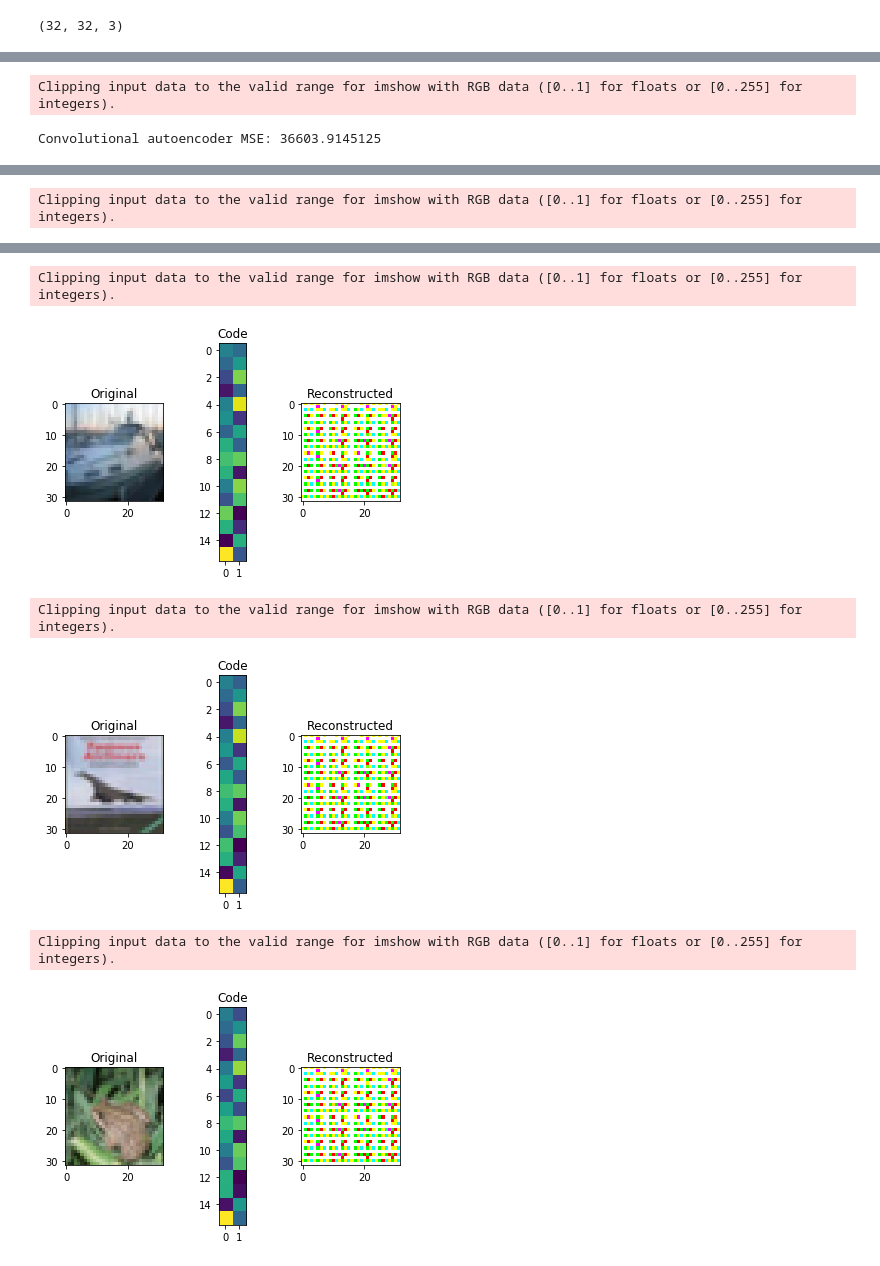
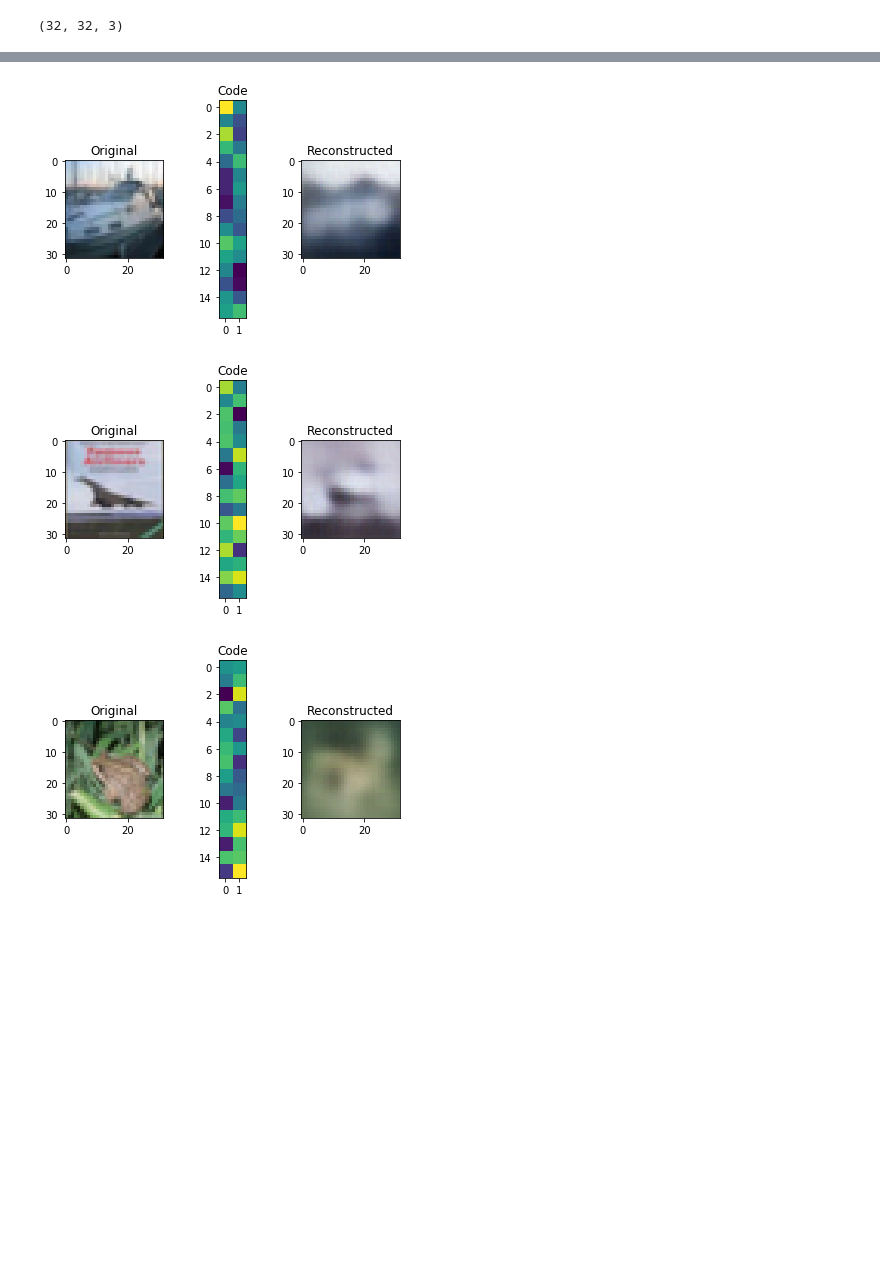
Before and after one commit to Duanxiaodai/Keras-learning, a Jupyter notebook: 图像内容查询/图像检索.ipynb, the cells around one changed output, grey strips where cells are left out. Cells and saved outputs as stored; diff of their text form; code cells hidden in the pictures; blank space fills up the shorter version.

```diff
--- a/图像内容查询/图像检索.ipynb
+++ b/图像内容查询/图像检索.ipynb
@@ -117,25 +117,26 @@ Trainable params: 421,955
 Non-trainable params: 0
 _________________________________________________________________
 # %%
-inp = L.Input(IMG_SHAPE)
-code = encoder(inp)
-reconstruction = decoder(code)
-autoencoder = keras.models.Model(inputs=inp, outputs=reconstruction)
-autoencoder.compile(optimizer="adamax", loss='mse')
+# inp = L.Input(IMG_SHAPE)
+# code = encoder(inp)
+# reconstruction = decoder(code)
+# autoencoder = keras.models.Model(inputs=inp, outputs=reconstruction)
+# autoencoder.compile(optimizer="adamax", loss='mse')
 model_filename = 'autoencoder.{0:03d}.hdf5'
 last_finished_epoch = 4
 # ### uncomment below to continue training from model checkpoint
 # ### fill `last_finished_epoch` with your latest finished epoch
-# from keras.models import load_model
+from keras.models import load_model
 # s = reset_tf_session()
-# # last_finished_epoch = 4
-# autoencoder = load_model(model_filename.format(last_finished_epoch))
+last_finished_epoch = 4
+autoencoder = load_model(model_filename.format(last_finished_epoch))
+
 encoder = autoencoder.layers[1]
 decoder = autoencoder.layers[2]
-history = autoencoder.fit(x=x_train, y=x_train,
-                epochs=5,validation_data=[x_test, x_test],
+autoencoder.fit(x=x_train, y=x_train,
+                epochs=10,validation_data=[x_test, x_test],
                 callbacks=[ModelSaveCallback(model_filename)],
-                verbose=0,
+                verbose=1,
                 initial_epoch=last_finished_epoch or 0)
 # %% [output]
 Train on 50000 samples, validate on 10000 samples
@@ -158,17 +169,16 @@ def visualize(img,encoder,decoder):
     show_image(reco)
     plt.show()
 def show_image(x):
-#     plt.imshow(np.clip(x + 0.5, 0, 1))
-    plt.imshow(x)
+    plt.imshow(np.clip(x + 0.5, 0, 1))
+#     plt.imshow(x)
 (x_train, y_train), (x_test, y_test) = cifar10.load_data()
-
-reconstruction_mse = autoencoder.evaluate(x_test, x_test, verbose=0)
-print("Convolutional autoencoder MSE:", reconstruction_mse)
+x_train = x_train.astype('float32') / 255.0 - 0.5
+x_test = x_test.astype('float32') / 255.0 - 0.5
+# reconstruction_mse = autoencoder.evaluate(x_test, x_test, verbose=1)
+# print("Convolutional autoencoder MSE:", reconstruction_mse)
 
 for i in range(5):
     img = x_test[i]
     visualize(img,encoder,decoder)
 # plt.imshow(x_test[0])
 # %% [output]
-Clipping input data to the valid range for imshow with RGB data ([0..1] for floats or [0..255] for integers).
-Convolutional autoencoder MSE: 36603.9145125
@@ -176 +185,0 @@ Convolutional autoencoder MSE: 36603.9145125
-Clipping input data to the valid range for imshow with RGB data ([0..1] for floats or [0..255] for integers).
@@ -178,9 +187,6 @@ Clipping input data to the valid range for imshow with RGB data ([0..1] for floa
-Clipping input data to the valid range for imshow with RGB data ([0..1] for floats or [0..255] for integers).
-[figure, old version]
+[figure, new version]
-Clipping input data to the valid range for imshow with RGB data ([0..1] for floats or [0..255] for integers).
-[figure, old version]
+[figure, new version]
-Clipping input data to the valid range for imshow with RGB data ([0..1] for floats or [0..255] for integers).
-[figure, old version]
+[figure, new version]
 # %%
 images = x_train
 codes = encoder.predict(images)
```
Also changed, not shown: parts of 7 cells of this notebook.
